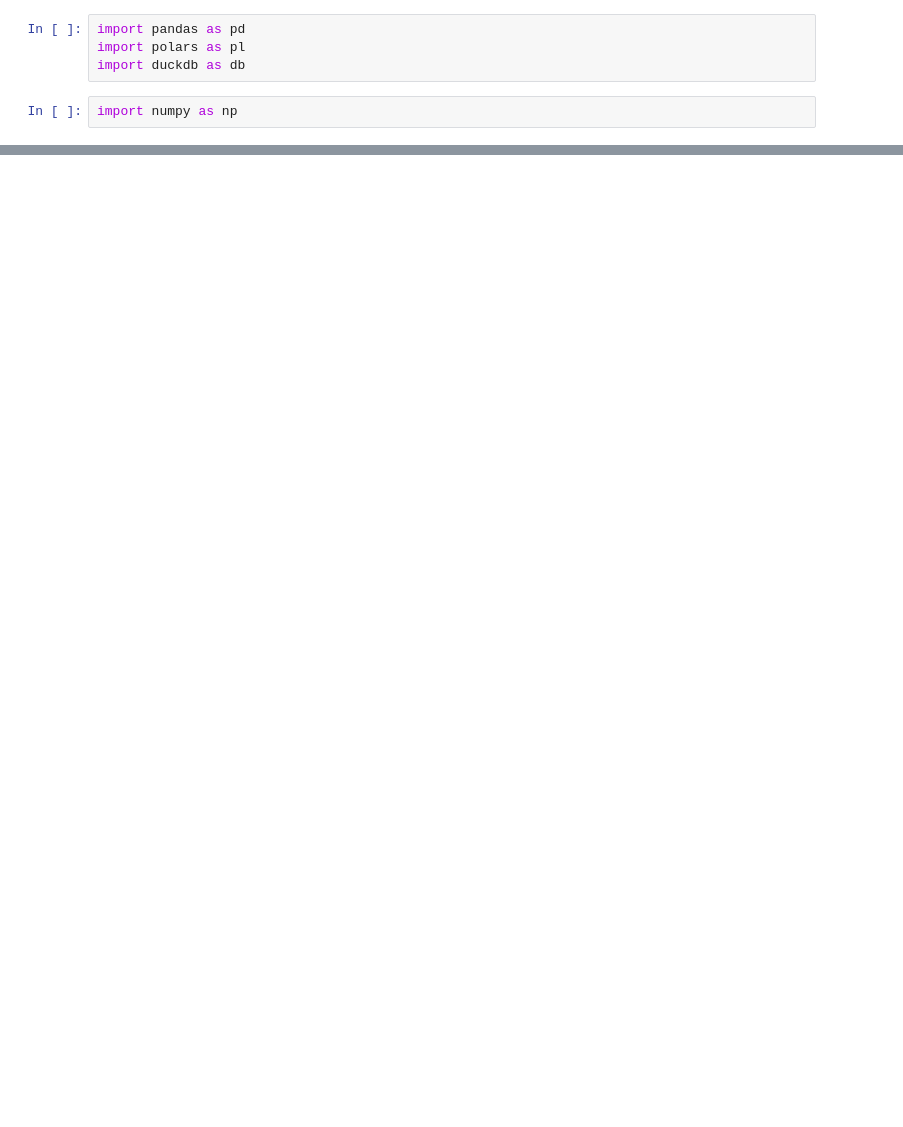
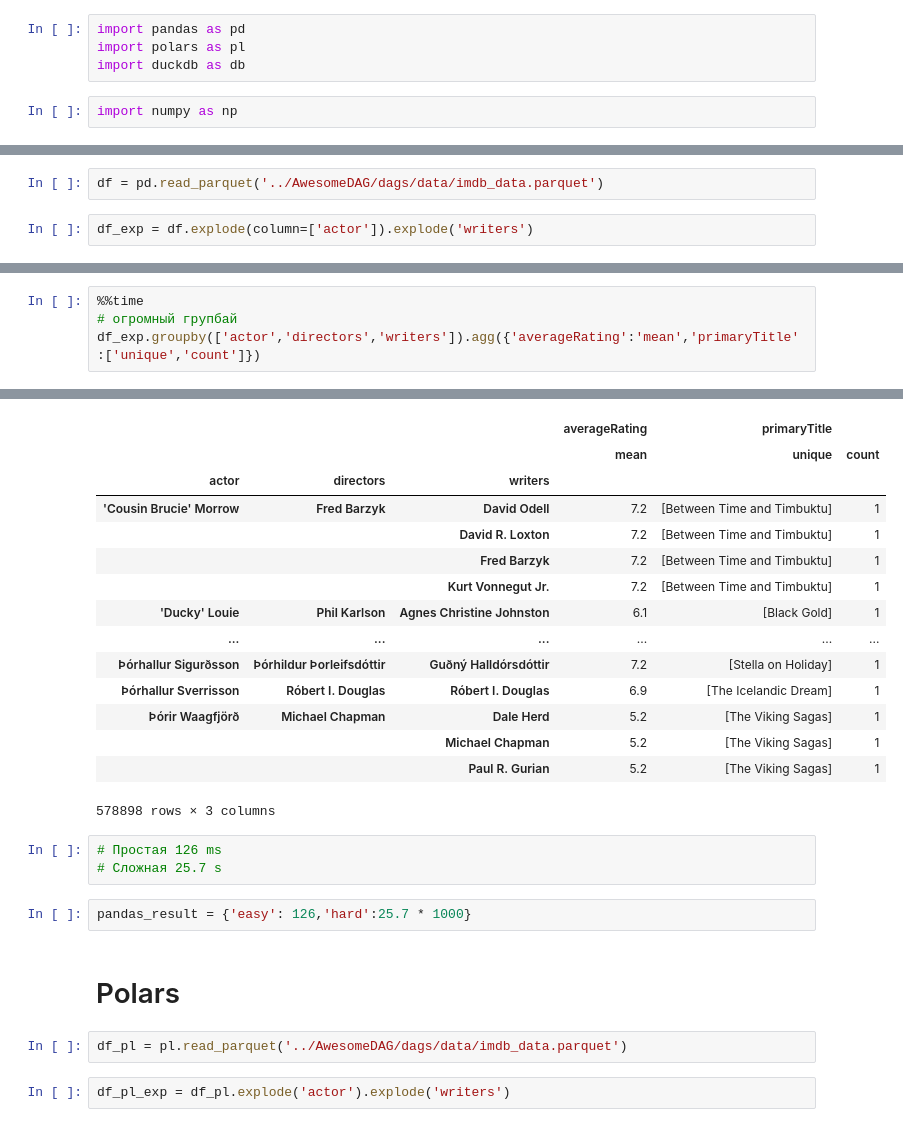
Before and after one commit to charubaiel/workshops, a Jupyter notebook: AwesomeArrow/speedtest.ipynb, the cells around one changed output, grey strips where cells are left out. Saved outputs shown, nothing was run; the diff lists cells and outputs as text; blank space fills up the shorter version.

```diff
--- a/AwesomeArrow/speedtest.ipynb
+++ b/AwesomeArrow/speedtest.ipynb
@@ -82,0 +9,4 @@ df_db.query('''
+# %%
+df = pd.read_parquet('../AwesomeDAG/dags/data/imdb_data.parquet')
+# %%
+df_exp = df.explode(column=['actor']).explode('writers')
@@ -82,0 +19,5 @@ df_db.query('''
+# %%
+%%time
+# огромный групбай
+df_exp.groupby(['actor','directors','writers']).agg({'averageRating':'mean','primaryTitle':['unique','count']})
+# %% [output]
@@ -82,0 +26,26 @@ df_db.query('''
+|  |  |  | averageRating | primaryTitle |  |
+|  |  |  | mean | unique | count |
+| actor | directors | writers |  |  |  |
+| 'Cousin Brucie' Morrow | Fred Barzyk | David Odell | 7.2 | [Between Time and Timbuktu] | 1 |
+|  |  | David R. Loxton | 7.2 | [Between Time and Timbuktu] | 1 |
+|  |  | Fred Barzyk | 7.2 | [Between Time and Timbuktu] | 1 |
+|  |  | Kurt Vonnegut Jr. | 7.2 | [Between Time and Timbuktu] | 1 |
+| 'Ducky' Louie | Phil Karlson | Agnes Christine Johnston | 6.1 | [Black Gold] | 1 |
+| ... | ... | ... | ... | ... | ... |
+| Þórhallur Sigurðsson | Þórhildur Þorleifsdóttir | Guðný Halldórsdóttir | 7.2 | [Stella on Holiday] | 1 |
+| Þórhallur Sverrisson | Róbert I. Douglas | Róbert I. Douglas | 6.9 | [The Icelandic Dream] | 1 |
+| Þórir Waagfjörð | Michael Chapman | Dale Herd | 5.2 | [The Viking Sagas] | 1 |
+|  |  | Michael Chapman | 5.2 | [The Viking Sagas] | 1 |
+|  |  | Paul R. Gurian | 5.2 | [The Viking Sagas] | 1 |
+578898 rows × 3 columns
+# %%
+# Простая 126 ms
+# Сложная 25.7 s
+# %%
+pandas_result = {'easy': 126,'hard':25.7 * 1000}
+# %% [markdown]
+# Polars
+# %%
+df_pl = pl.read_parquet('../AwesomeDAG/dags/data/imdb_data.parquet')
+# %%
+df_pl_exp = df_pl.explode('actor').explode('writers')
```
Also changed, not shown: parts of 35 cells of this notebook.
